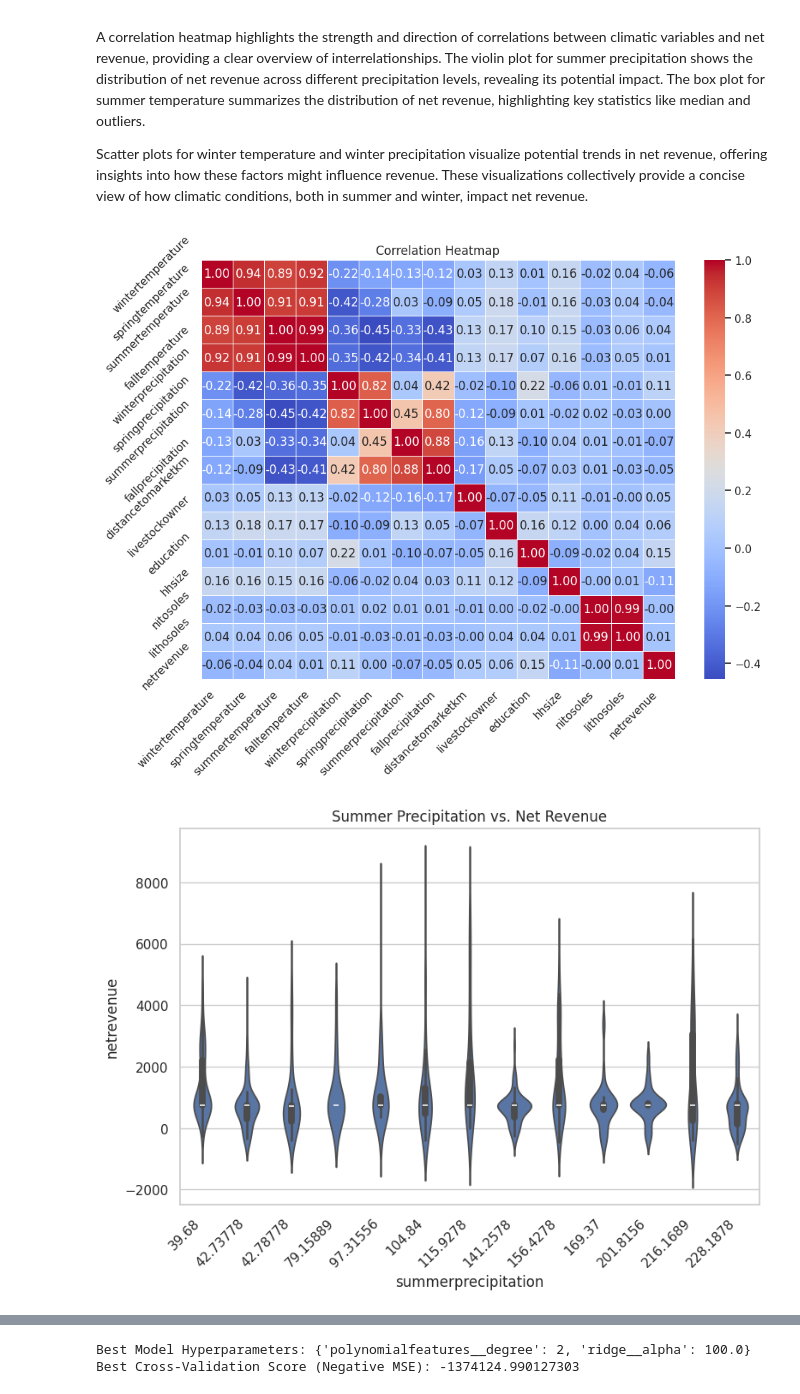
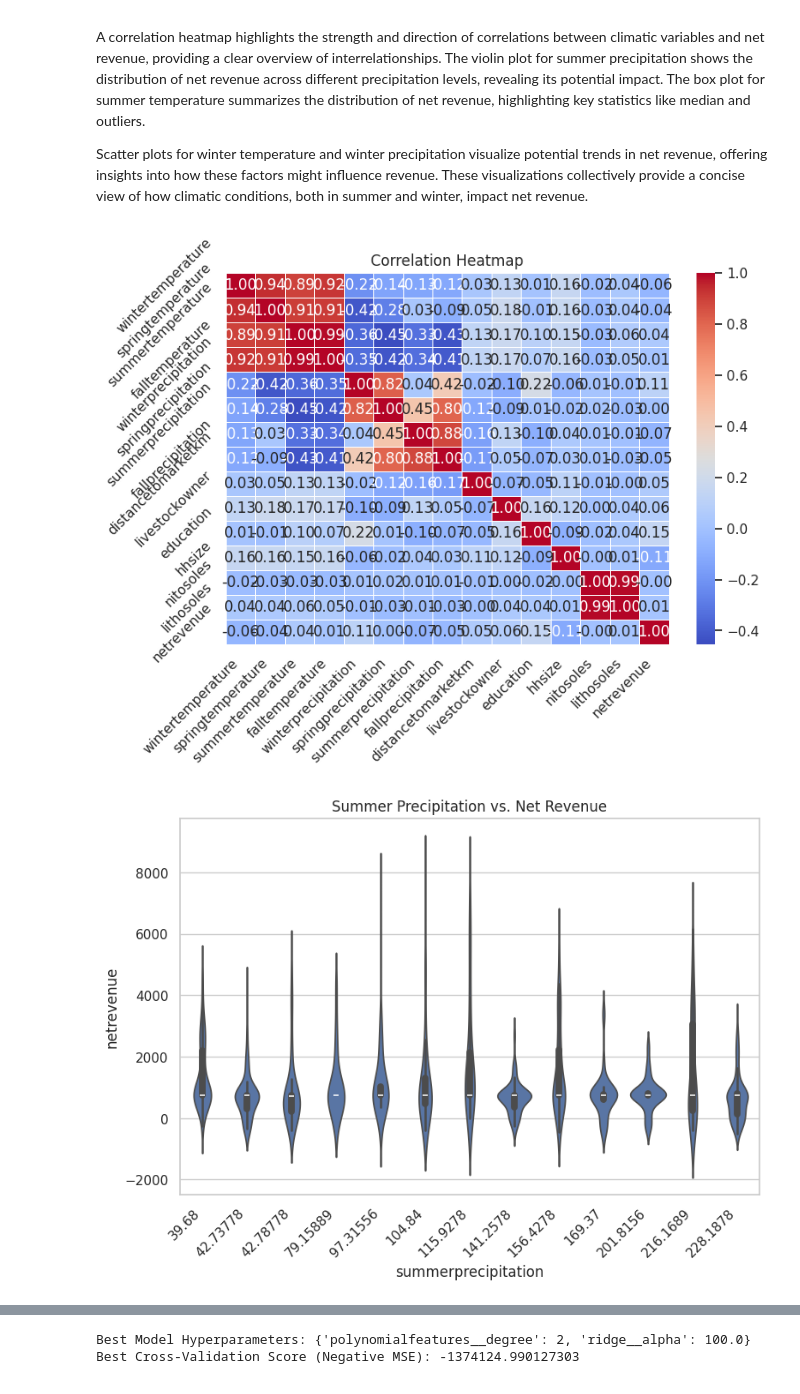
Before and after one commit to ttderessa/Temesgen-Deressa, a Jupyter notebook: Rechardian.ipynb, the cells around one changed output, grey strips where cells are left out. Saved outputs shown, nothing was run; the diff lists cells and outputs as text; code cells hidden in the pictures.

```diff
--- a/Rechardian.ipynb
+++ b/Rechardian.ipynb
@@ -152,7 +152,7 @@ sns.set(style="whitegrid")
 
 # Heatmap to show correlation matrix
 
-plt.figure(figsize=(10, 8))  # Adjust the figure size for the heatmap
+plt.figure(figsize=(8, 6))  # Adjust the figure size for the heatmap
 corr_matrix = df.corr()  # Calculate the correlation matrix
 sns.heatmap(corr_matrix, annot=True, cmap='coolwarm', fmt=".2f", linewidths=0.5)
 plt.title('Correlation Heatmap')
@@ -165,34 +165,34 @@ plt.show()
 
 # Violin plot for Summer Precipitation vs. Net Revenue
 plt.figure(figsize=(8, 6))
 sns.violinplot(x='summerprecipitation', y='netrevenue', data=df)
 plt.title('Summer Precipitation vs. Net Revenue')
 plt.xticks(rotation=45, ha='right')  # Rotate x-axis labels
 plt.tight_layout()
 plt.subplots_adjust(bottom=0.2)
 plt.show()
 
 
 # Box plot for Summer Temperature vs. Net Revenue
 plt.figure(figsize=(8, 6))
 sns.boxplot(x='summertemperature', y='netrevenue', data=df)
 plt.title('Summer Temperature vs. Net Revenue')
 plt.xticks(rotation=45, ha='right')  # Rotate x-axis labels
 plt.tight_layout()
 plt.subplots_adjust(bottom=0.2)
 plt.show()
 
 # Scatter plot for Winter Precipitation vs. Net Revenue
 plt.figure(figsize=(8, 6))
 sns.scatterplot(x='winterprecipitation', y='netrevenue', data=df, color='b', label='Winter Precipitation')
 plt.title('Winter Precipitation vs. Net Revenue')
 plt.xticks(rotation=45, ha='right')  # Rotate x-axis labels for readability
 plt.tight_layout()
 plt.subplots_adjust(bottom=0.2)
 
 plt.show()
 # %% [output]
-[figure, old version]
+[figure, new version]
 [figure]
 [figure]
 [figure]
```
Also changed, not shown: parts of 1 cell of this notebook.
